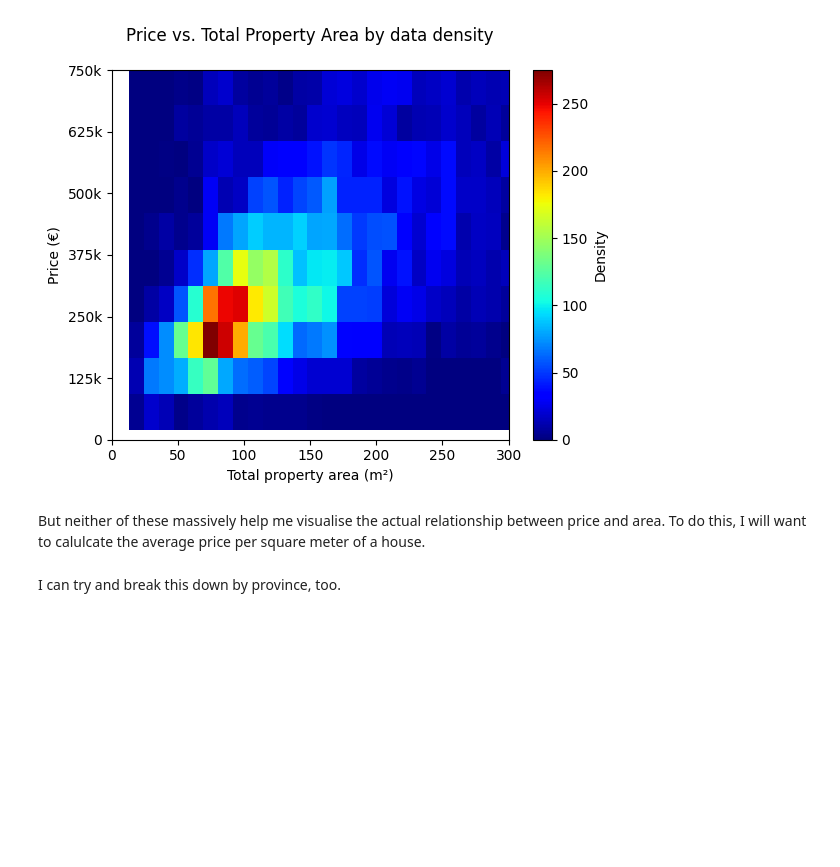
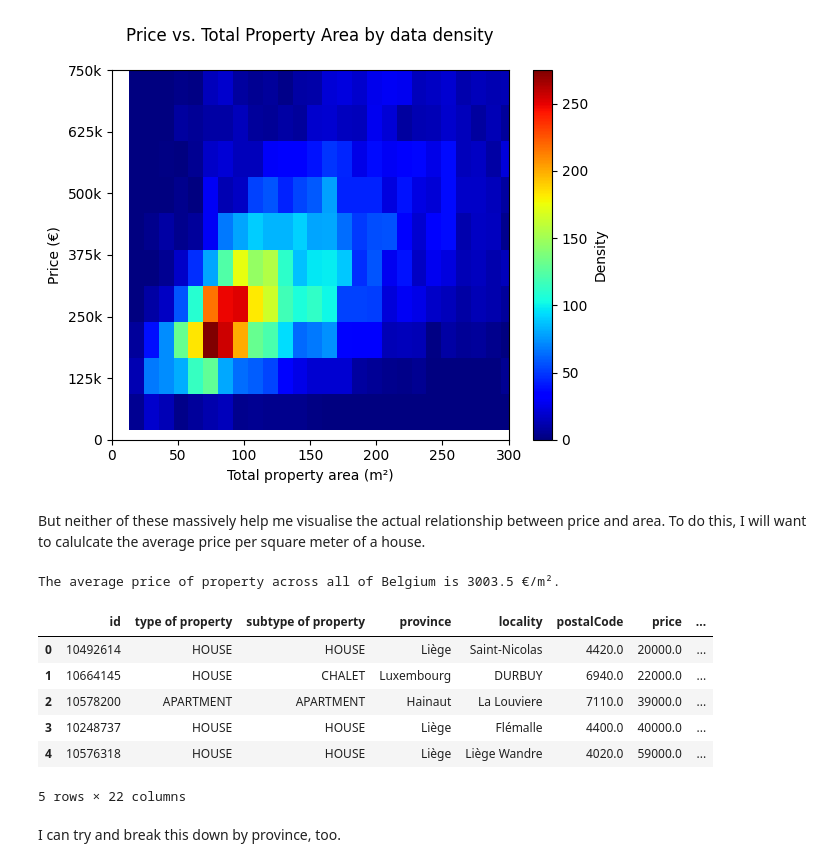
Before and after one commit to ghollingdale/PropertyAnalysisBE, a Jupyter notebook: Data_Analysis.ipynb, the cells around one changed output. Saved outputs shown, nothing was run; the diff lists cells and outputs as text; code cells hidden in the pictures; blank space fills up the shorter version.

```diff
--- a/Data_Analysis.ipynb
+++ b/Data_Analysis.ipynb
@@ -151,12 +180,26 @@ But neither of these massively help me visualise the actual relationship between
 # %%
 # Add price per sq m to the dataframe
 properties['price per sqm'] = properties['price'] / properties['total property area']
+
+# Redefine apartments and houses subframes
+apartments = properties[properties['type of property'] == 'APARTMENT']
+houses = properties[properties['type of property'] == 'HOUSE']
 
 # Calculate average price per sqm for entire dataframe and round it to 2 d.p.
 # Label is belg_avg
 price_per_sqm = nanless_prop_area['price'].sum() / nanless_prop_area['total property area'].sum()
 belg_avg = round(price_per_sqm.mean(), 2)
 print("The average price of property across all of Belgium is "+ str(belg_avg) +" €/m².")
+properties.head()
+# %% [output]
+The average price of property across all of Belgium is 3003.5 €/m².
+|  | id | type of property | subtype of property | province | locality | postalCode | price | ... |
+| 0 | 10492614 | HOUSE | HOUSE | Liège | Saint-Nicolas | 4420.0 | 20000.0 | ... |
+| 1 | 10664145 | HOUSE | CHALET | Luxembourg | DURBUY | 6940.0 | 22000.0 | ... |
+| 2 | 10578200 | APARTMENT | APARTMENT | Hainaut | La Louviere | 7110.0 | 39000.0 | ... |
+| 3 | 10248737 | HOUSE | HOUSE | Liège | Flémalle | 4400.0 | 40000.0 | ... |
+| 4 | 10576318 | HOUSE | HOUSE | Liège | Liège Wandre | 4020.0 | 59000.0 | ... |
+5 rows × 22 columns
 # %% [markdown]
 I can try and break this down by province, too.
 # %%
```
Also changed, not shown: parts of 6 cells of this notebook.
